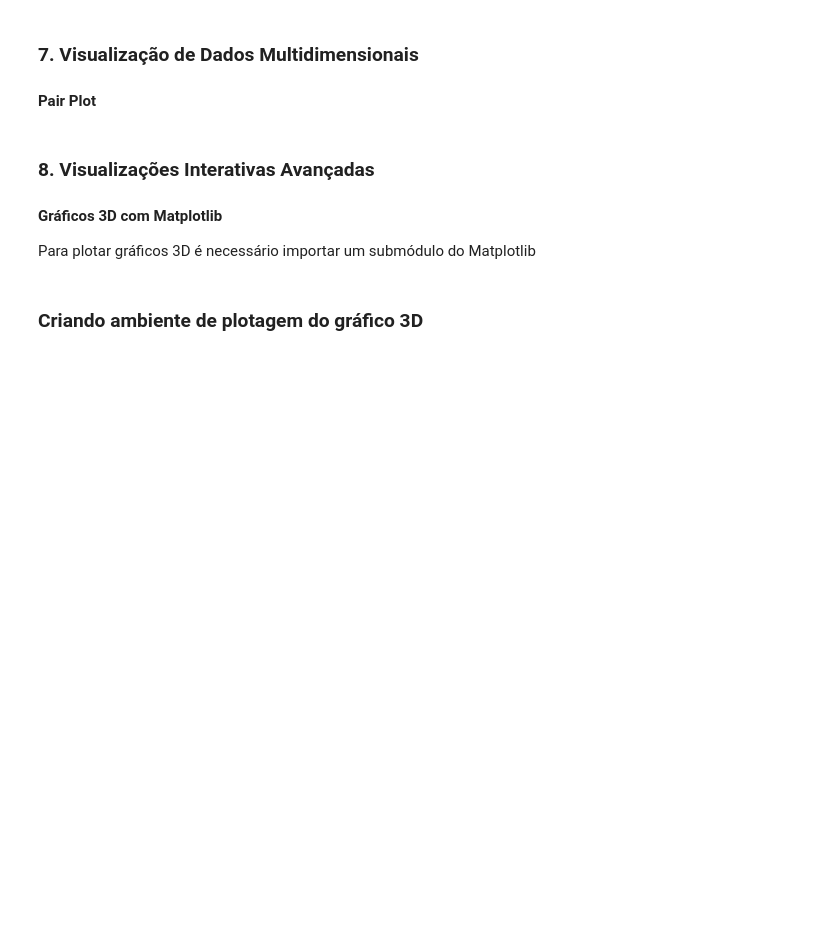
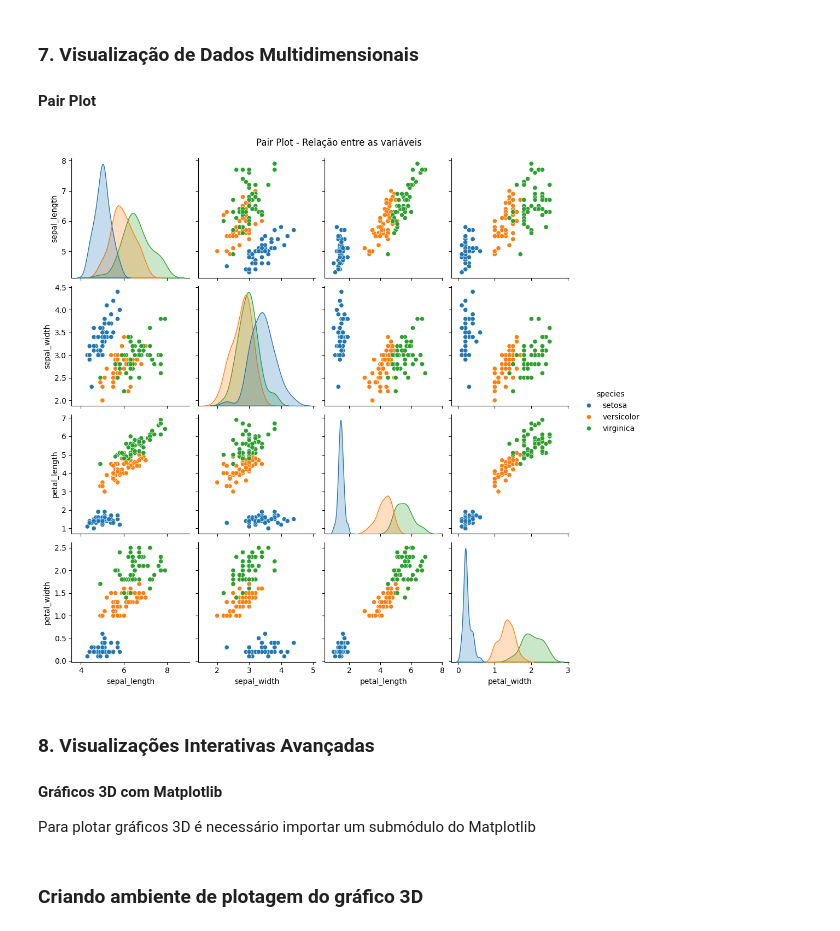
Before and after one commit to deveveryday/CDIA_Logica_Programacao, a Jupyter notebook: Data_Visualization.ipynb, the cells around one changed output. Cells and saved outputs as stored; diff of their text form; code cells hidden in the pictures; blank space fills up the shorter version.

```diff
--- a/Data_Visualization.ipynb
+++ b/Data_Visualization.ipynb
@@ -549,6 +600,14 @@ fig.show()
 # %% [markdown]
 ### 7. Visualização de Dados Multidimensionais
 #### Pair Plot
+# %%
+iris = sns.load_dataset("iris")
+# %%
+sns.pairplot(iris, hue = "species", height = 2.5)
+plt.suptitle("Pair Plot - Relação entre as variáveis", y = 1.02)
+plt.show()
+# %% [output]
+[figure, added]
 # %% [markdown]
 ### 8. Visualizações Interativas Avançadas
 #### Gráficos 3D com Matplotlib
```
Also changed, not shown: parts of 22 cells of this notebook.
